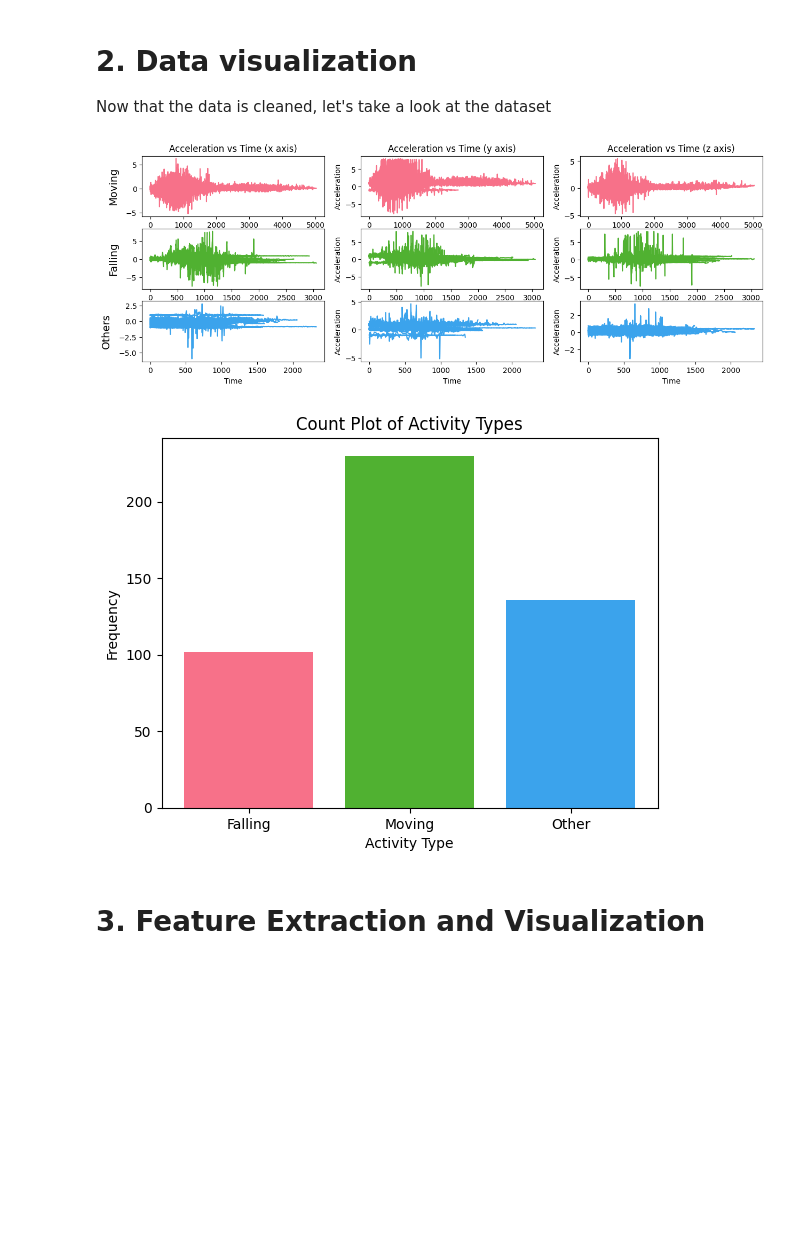
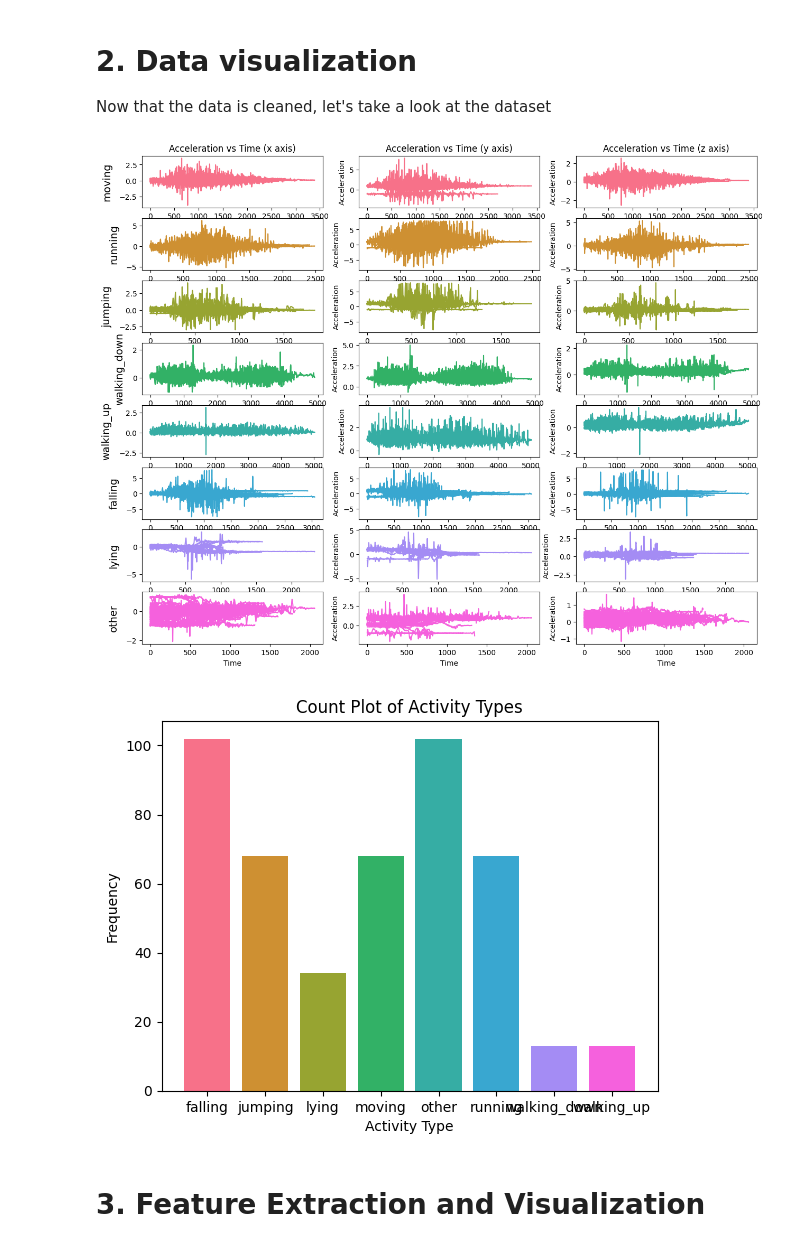
Before and after one commit to SmearyTundra/slhd-challenge, a Jupyter notebook: notebooks/challenge-1-project copy.ipynb, the cells around one changed output. Saved outputs shown, nothing was run; the diff lists cells and outputs as text; code cells hidden in the pictures; blank space fills up the shorter version.

```diff
--- a/notebooks/challenge-1-project copy.ipynb
+++ b/notebooks/challenge-1-project copy.ipynb
@@ -23,15 +23,17 @@ data = pd.read_csv('../data/files.csv')
 
 # Loop through each file in the Train2 directory and append the data to df_list
 i = 0
-for filename in os.listdir('../data/Train2'):
+for filename in data['folder']:
     df_list.append(pd.read_csv(os.path.join('../data/Train2',filename),header = None, names = ['x','y','z','time']))
     i = i + 1
 
 # Replace the original class labels with new labels for classification with 3 classes
-labels = data['class'].replace([1,2,3,4,5,6,7,8,9,10],[1,1,1,1,1,2,2,2,3,3])
+# labels = data['class'].replace([1,2,3,4,5,6,7,8,9,10],[1,1,1,1,1,2,2,2,3,3])
+# activities = ['moving', 'falling', 'others']
 
 # Replace the original class labels with new labels for classification with 8 classes
-# data['class'] = data['class'].replace([1,2,3,4,5,6,7,8,9,10],[1,2,3,4,5,6,6,6,7,8])
+labels = data['class'].replace([1,2,3,4,5,6,7,8,9,10],[1,2,3,4,5,6,6,6,7,8])
+activities = ['moving', 'running', 'jumping','walking_down', 'walking_up', 'falling','lying','other']
 # %% [markdown]
 ### Missing values
 We verify that there are no missing values
@@ -184,32 +186,32 @@ Name: time, dtype: float64
 Now that the data is cleaned, let's take a look at the dataset
 # %%
 # Define a color palette
-palette = sns.color_palette('husl', n_colors=3)
+palette = sns.color_palette('husl', n_colors=len(activities))
 
 # Create a color dictionary
-color_dict = dict(zip([1, 2, 3], palette))
+color_dict = dict(zip(range(1,len(activities)+1), palette))
 # Create a figure with three subplots
-fig, axs = plt.subplots(3, 3, figsize=(15, 5))
+fig, axs = plt.subplots(len(activities), 3, figsize=(15, 1.5*len(activities)))
 
 # Plot the data in each subplot
 for i, df in enumerate(df_list):
     for j, col in enumerate(df.columns[:-1]):
         activity_type = labels[i]
         axs[activity_type-1][j].plot(df[col], color=color_dict[labels[i]])
         axs[activity_type-1][j].set_xlabel('Time')
         axs[activity_type-1][j].set_ylabel('Acceleration')
 
         axs[0][j].set_title(f'Acceleration vs Time ({["x", "y", "z"][j]} axis)')
 
-    axs[activity_type-1][0].set_ylabel(f'{["Moving", "Falling", "Others"][activity_type-1]}', fontsize=14, rotation=90, labelpad=10)
+    axs[activity_type-1][0].set_ylabel(f'{activities[activity_type-1]}', fontsize=14, rotation=90, labelpad=10)
     axs[activity_type-1][1].set_ylabel('Acceleration')
     axs[activity_type-1][2].set_ylabel('Acceleration')
 # %% [output]
-[figure, old version]
+[figure, new version]
 # %%
 # Class distribution
 # Calculate the unique values and their frequencies
-text_labels = labels.replace([1,2,3],['Moving','Falling','Other'])
+text_labels = labels.replace(range(1,len(activities)+1),activities)
 unique_values, frequencies = np.unique(text_labels, return_counts=True)
 
 # Plotting the count plot
@@ -219,7 +221,7 @@ plt.ylabel('Frequency')
 plt.title('Count Plot of Activity Types')
 plt.show()
 # %% [output]
-[figure, old version]
+[figure, new version]
 # %% [markdown]
 # 3. Feature Extraction and Visualization
 # %% [markdown]
```
Also changed, not shown: parts of 13 cells of this notebook, 3 other files.
